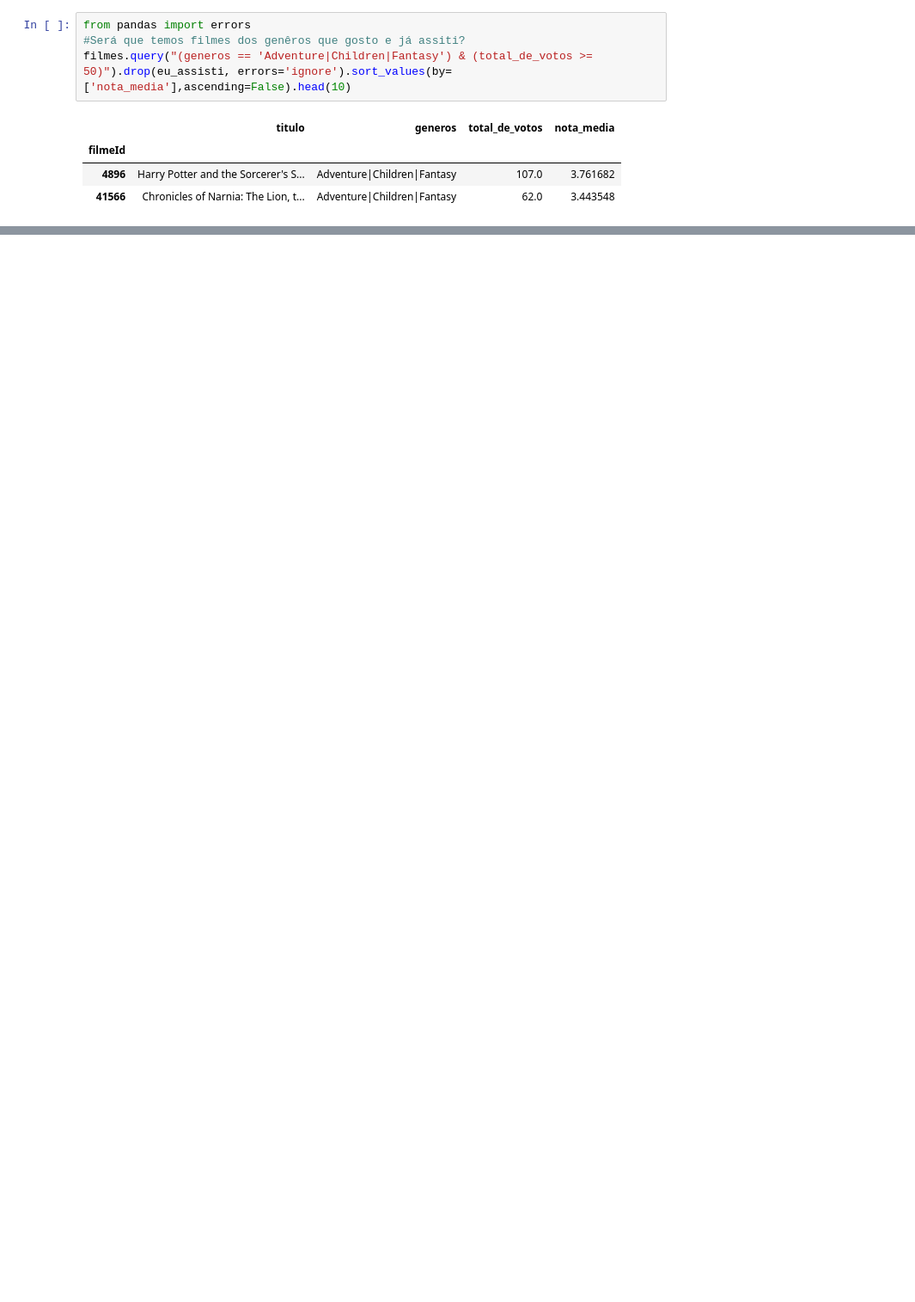
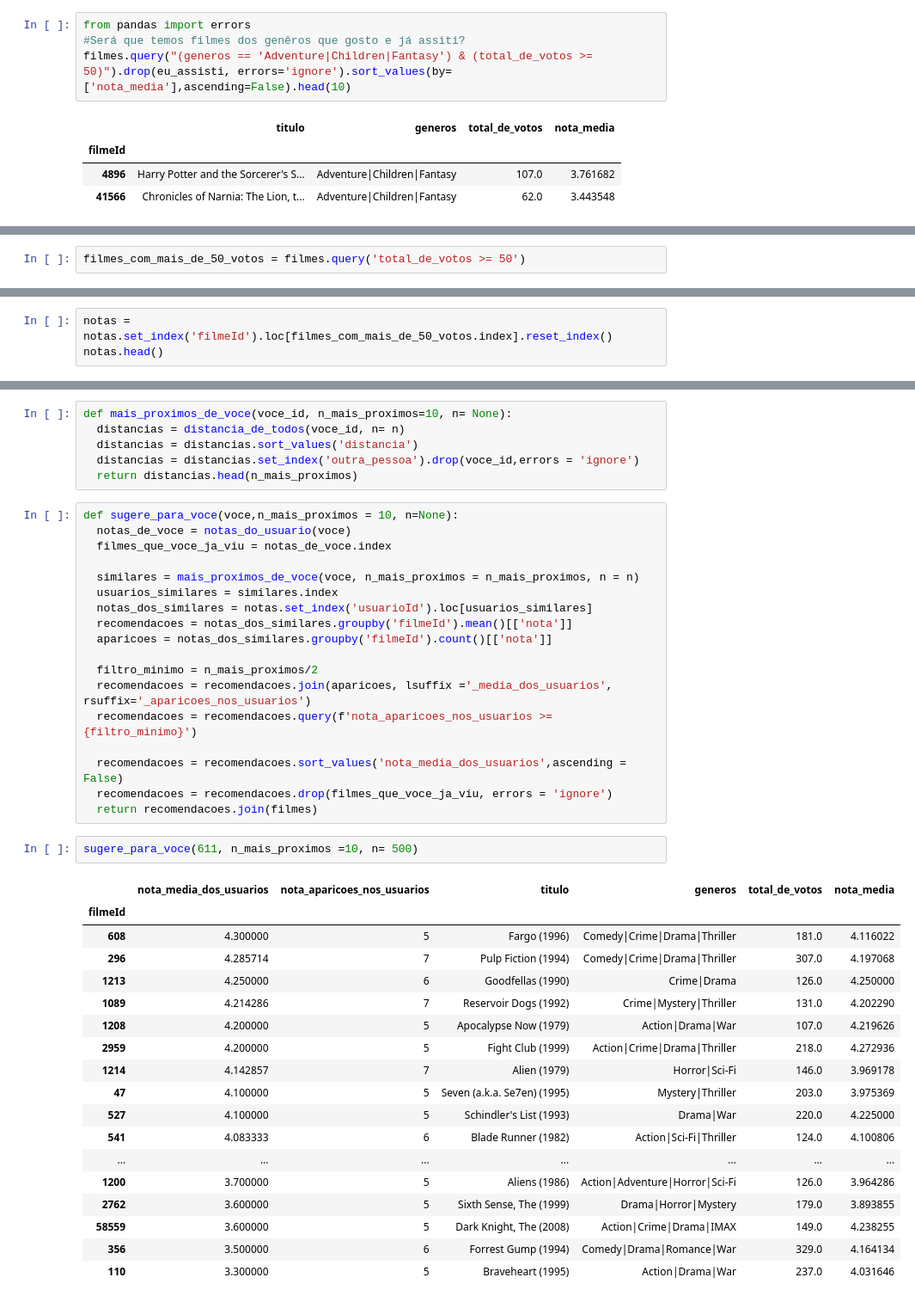
Before and after one commit to SamuelSousaFerreira/ML-para-Neg-cios-Digitais, a Jupyter notebook: Introdução_a_Recomendação.ipynb, the cells around one changed output, grey strips where cells are left out. Shown at 86% size. Drawn from its saved outputs; the diff is of its cells as text; blank space fills up the shorter version.

```diff
--- a/Introdução_a_Recomendação.ipynb
+++ b/Introdução_a_Recomendação.ipynb
@@ -154,0 +591,2 @@ filmes.query("(generos == 'Adventure|Children|Fantasy') & (total_de_votos >= 50)
+# %%
+filmes_com_mais_de_50_votos = filmes.query('total_de_votos >= 50')
@@ -154,0 +608,3 @@ filmes.query("(generos == 'Adventure|Children|Fantasy') & (total_de_votos >= 50)
+# %%
+notas = notas.set_index('filmeId').loc[filmes_com_mais_de_50_votos.index].reset_index()
+notas.head()
@@ -154,0 +635,45 @@ filmes.query("(generos == 'Adventure|Children|Fantasy') & (total_de_votos >= 50)
+# %%
+def mais_proximos_de_voce(voce_id, n_mais_proximos=10, n= None):
+  distancias = distancia_de_todos(voce_id, n= n)
+  distancias = distancias.sort_values('distancia')
+  distancias = distancias.set_index('outra_pessoa').drop(voce_id,errors = 'ignore')
+  return distancias.head(n_mais_proximos)
+# %%
+def sugere_para_voce(voce,n_mais_proximos = 10, n=None):
+  notas_de_voce = notas_do_usuario(voce)
+  filmes_que_voce_ja_viu = notas_de_voce.index
+
+  similares = mais_proximos_de_voce(voce, n_mais_proximos = n_mais_proximos, n = n)
+  usuarios_similares = similares.index
+  notas_dos_similares = notas.set_index('usuarioId').loc[usuarios_similares]
+  recomendacoes = notas_dos_similares.groupby('filmeId').mean()[['nota']]
+  aparicoes = notas_dos_similares.groupby('filmeId').count()[['nota']]
+
+  filtro_minimo = n_mais_proximos/2
+  recomendacoes = recomendacoes.join(aparicoes, lsuffix ='_media_dos_usuarios', rsuffix='_aparicoes_nos_usuarios')
+  recomendacoes = recomendacoes.query(f'nota_aparicoes_nos_usuarios >=  {filtro_minimo}')
+
+  recomendacoes = recomendacoes.sort_values('nota_media_dos_usuarios',ascending = False)
+  recomendacoes = recomendacoes.drop(filmes_que_voce_ja_viu, errors = 'ignore')
+  return recomendacoes.join(filmes)
+# %%
+sugere_para_voce(611, n_mais_proximos =10, n= 500)
+# %% [output]
+|  | nota_media_dos_usuarios | nota_aparicoes_nos_usuarios | titulo | generos | total_de_votos | nota_media |
+| filmeId |  |  |  |  |  |  |
+| 608 | 4.300000 | 5 | Fargo (1996) | Comedy|Crime|Drama|Thriller | 181.0 | 4.116022 |
+| 296 | 4.285714 | 7 | Pulp Fiction (1994) | Comedy|Crime|Drama|Thriller | 307.0 | 4.197068 |
+| 1213 | 4.250000 | 6 | Goodfellas (1990) | Crime|Drama | 126.0 | 4.250000 |
+| 1089 | 4.214286 | 7 | Reservoir Dogs (1992) | Crime|Mystery|Thriller | 131.0 | 4.202290 |
+| 1208 | 4.200000 | 5 | Apocalypse Now (1979) | Action|Drama|War | 107.0 | 4.219626 |
+| 2959 | 4.200000 | 5 | Fight Club (1999) | Action|Crime|Drama|Thriller | 218.0 | 4.272936 |
+| 1214 | 4.142857 | 7 | Alien (1979) | Horror|Sci-Fi | 146.0 | 3.969178 |
+| 47 | 4.100000 | 5 | Seven (a.k.a. Se7en) (1995) | Mystery|Thriller | 203.0 | 3.975369 |
+| 527 | 4.100000 | 5 | Schindler's List (1993) | Drama|War | 220.0 | 4.225000 |
+| 541 | 4.083333 | 6 | Blade Runner (1982) | Action|Sci-Fi|Thriller | 124.0 | 4.100806 |
+| ... | ... | ... | ... | ... | ... | ... |
+| 1200 | 3.700000 | 5 | Aliens (1986) | Action|Adventure|Horror|Sci-Fi | 126.0 | 3.964286 |
+| 2762 | 3.600000 | 5 | Sixth Sense, The (1999) | Drama|Horror|Mystery | 179.0 | 3.893855 |
+| 58559 | 3.600000 | 5 | Dark Knight, The (2008) | Action|Crime|Drama|IMAX | 149.0 | 4.238255 |
+| 356 | 3.500000 | 6 | Forrest Gump (1994) | Comedy|Drama|Romance|War | 329.0 | 4.164134 |
+| 110 | 3.300000 | 5 | Braveheart (1995) | Action|Drama|War | 237.0 | 4.031646 |
```
Also changed, not shown: parts of 62 cells of this notebook.
